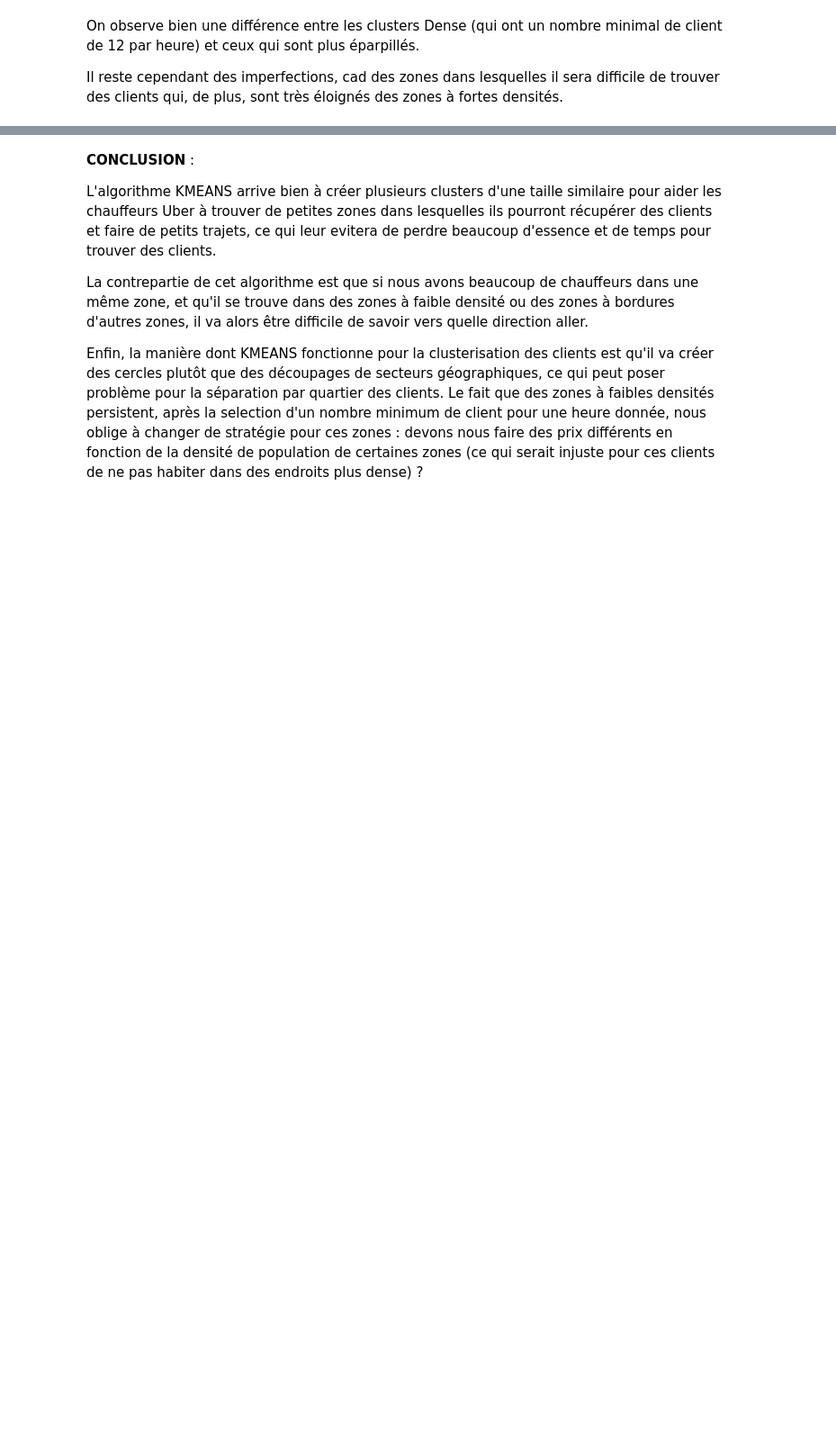
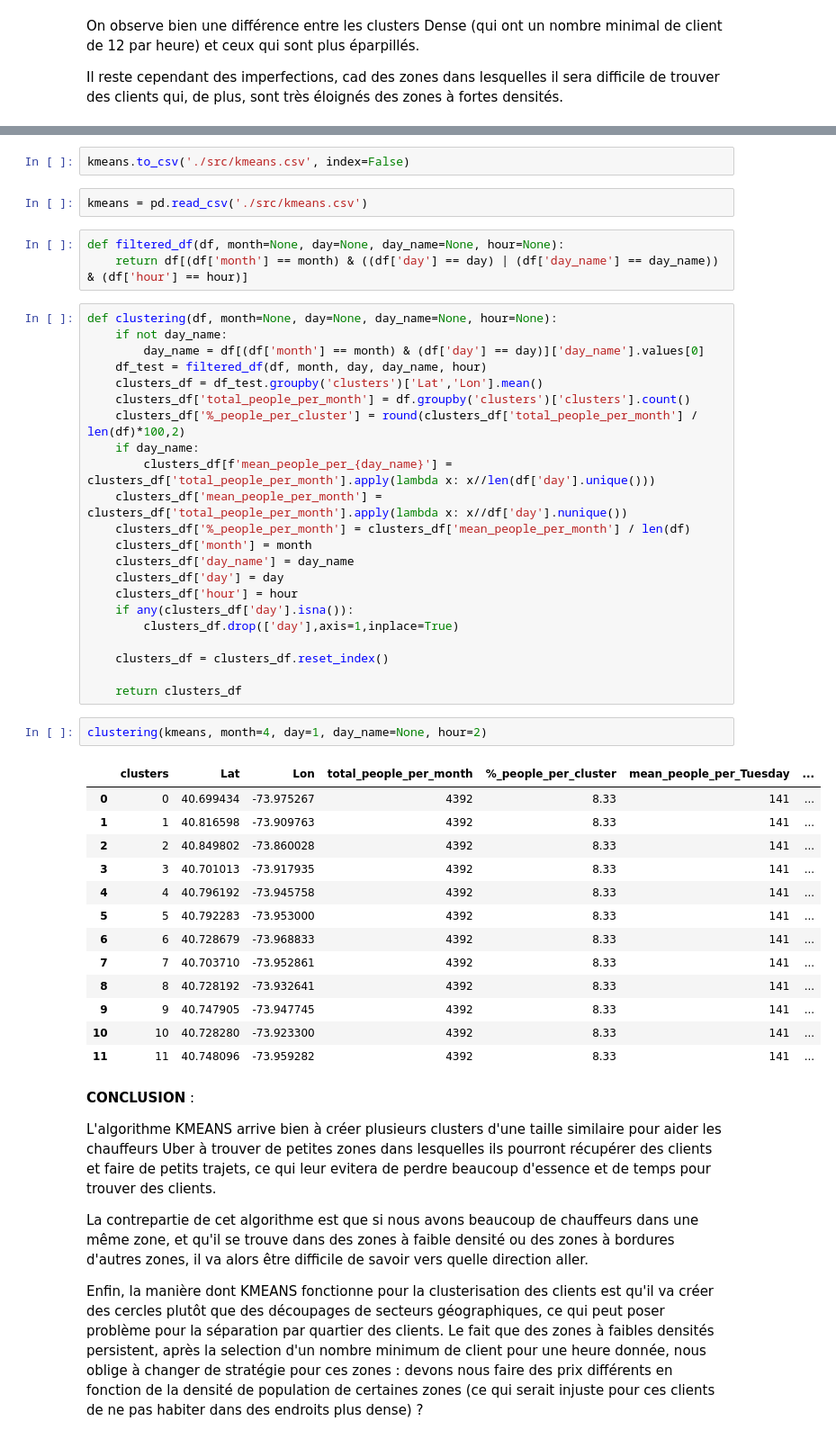
Before and after one commit to DavidTGAUTIER/Jedha_Certification, a Jupyter notebook: Block n°3/UBER Pickup/UBER Pickup - Clustering KMEANS.ipynb, the cells around one changed output, grey strips where cells are left out. Shown at 90% size. Saved outputs shown, nothing was run; the diff lists cells and outputs as text; blank space fills up the shorter version.

```diff
--- a/Block n°3/UBER Pickup/UBER Pickup - Clustering KMEANS.ipynb
+++ b/Block n°3/UBER Pickup/UBER Pickup - Clustering KMEANS.ipynb
@@ -890,3 +965,48 @@ Il reste cependant des imperfections, cad des zones dans lesquelles il sera diff
+# %%
+kmeans.to_csv('./src/kmeans.csv', index=False)
+# %%
+kmeans = pd.read_csv('./src/kmeans.csv')
+# %%
+def filtered_df(df, month=None, day=None, day_name=None, hour=None):
+    return df[(df['month'] == month) & ((df['day'] == day) | (df['day_name'] == day_name)) & (df['hour'] == hour)]
+# %%
+def clustering(df, month=None, day=None, day_name=None, hour=None):
+    if not day_name:
+        day_name = df[(df['month'] == month) & (df['day'] == day)]['day_name'].values[0]
+    df_test = filtered_df(df, month, day, day_name, hour)
+    clusters_df = df_test.groupby('clusters')['Lat','Lon'].mean()
+    clusters_df['total_people_per_month'] = df.groupby('clusters')['clusters'].count()
+    clusters_df['%_people_per_cluster'] = round(clusters_df['total_people_per_month'] / len(df)*100,2)
+    if day_name:
+        clusters_df[f'mean_people_per_{day_name}'] = clusters_df['total_people_per_month'].apply(lambda x: x//len(df['day'].unique()))
+    clusters_df['mean_people_per_month'] = clusters_df['total_people_per_month'].apply(lambda x: x//df['day'].nunique())
+    clusters_df['%_people_per_month'] = clusters_df['mean_people_per_month'] / len(df)
+    clusters_df['month'] = month
+    clusters_df['day_name'] = day_name
+    clusters_df['day'] = day
+    clusters_df['hour'] = hour
+    if any(clusters_df['day'].isna()):
+        clusters_df.drop(['day'],axis=1,inplace=True)
+
+    clusters_df = clusters_df.reset_index()
+
+    return clusters_df
+# %%
+clustering(kmeans, month=4, day=1, day_name=None, hour=2)
+# %% [output]
+|  | clusters | Lat | Lon | total_people_per_month | %_people_per_cluster | mean_people_per_Tuesday | ... |
+| 0 | 0 | 40.699434 | -73.975267 | 4392 | 8.33 | 141 | ... |
+| 1 | 1 | 40.816598 | -73.909763 | 4392 | 8.33 | 141 | ... |
+| 2 | 2 | 40.849802 | -73.860028 | 4392 | 8.33 | 141 | ... |
+| 3 | 3 | 40.701013 | -73.917935 | 4392 | 8.33 | 141 | ... |
+| 4 | 4 | 40.796192 | -73.945758 | 4392 | 8.33 | 141 | ... |
+| 5 | 5 | 40.792283 | -73.953000 | 4392 | 8.33 | 141 | ... |
+| 6 | 6 | 40.728679 | -73.968833 | 4392 | 8.33 | 141 | ... |
+| 7 | 7 | 40.703710 | -73.952861 | 4392 | 8.33 | 141 | ... |
+| 8 | 8 | 40.728192 | -73.932641 | 4392 | 8.33 | 141 | ... |
+| 9 | 9 | 40.747905 | -73.947745 | 4392 | 8.33 | 141 | ... |
+| 10 | 10 | 40.728280 | -73.923300 | 4392 | 8.33 | 141 | ... |
+| 11 | 11 | 40.748096 | -73.959282 | 4392 | 8.33 | 141 | ... |
 # %% [markdown]
 **CONCLUSION** :
 
```
Also changed, not shown: parts of 15 cells of this notebook, 4 other files.
